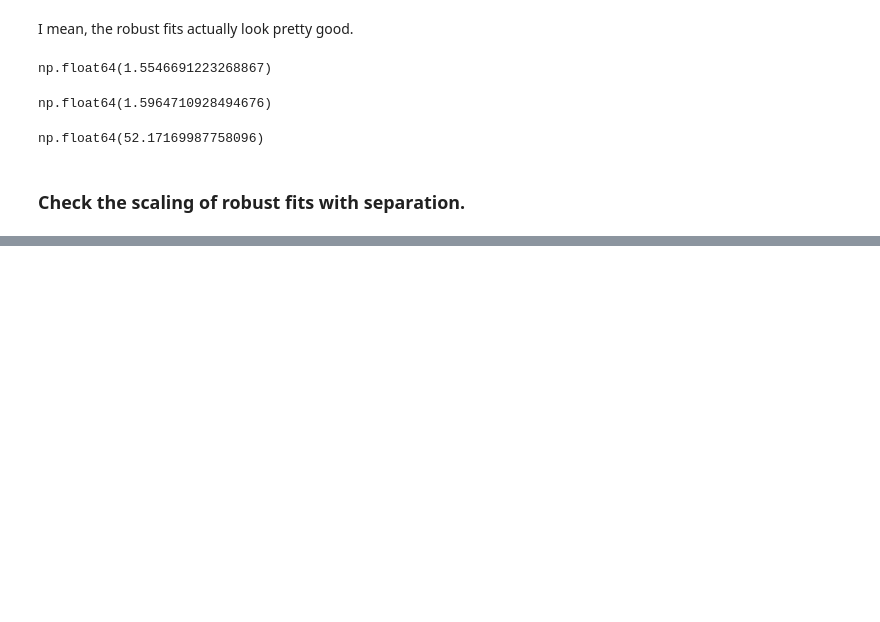
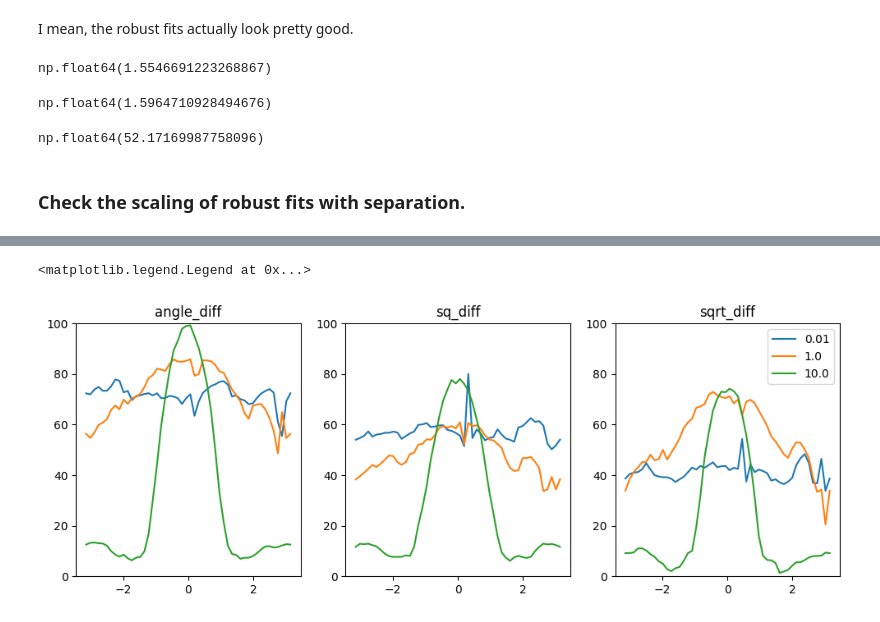
Before and after one commit to lrast/angleFinetuning, a Jupyter notebook: notebooks/0.0-NotesFromInitial.ipynb, the cells around one changed output, grey strips where cells are left out. Drawn from its saved outputs; the diff is of its cells as text; code cells hidden in the pictures; blank space fills up the shorter version.

```diff
--- a/notebooks/0.0-NotesFromInitial.ipynb
+++ b/notebooks/0.0-NotesFromInitial.ipynb
@@ -690,0 +781,16 @@ plt.plot(deltas, np.array(FIs)*deltas)
+# %%
+figsize(12,4)
+plt.subplots(1,3)
+
+color_dict = {str(kappa): f'C{i}' for i, kappa in enumerate([0.01, 1.0, 10.0])}
+for i, loss in enumerate(FIs.loss.unique()):
+    plt.subplot(1,3,i+1)
+    plt.title(loss)
+    plt.ylim([0, 100])
+    for i, row in FIs[FIs.loss == loss].iterrows():
+        plt.plot(angles, row['fisher_info'], color=color_dict[str(row['kappa'])], label=row['kappa'])
+
+plt.legend()
+# %% [output]
+<matplotlib.legend.Legend at 0x...>
+[figure, added]
```
Also changed, not shown: parts of 15 cells of this notebook, 3 other files.
